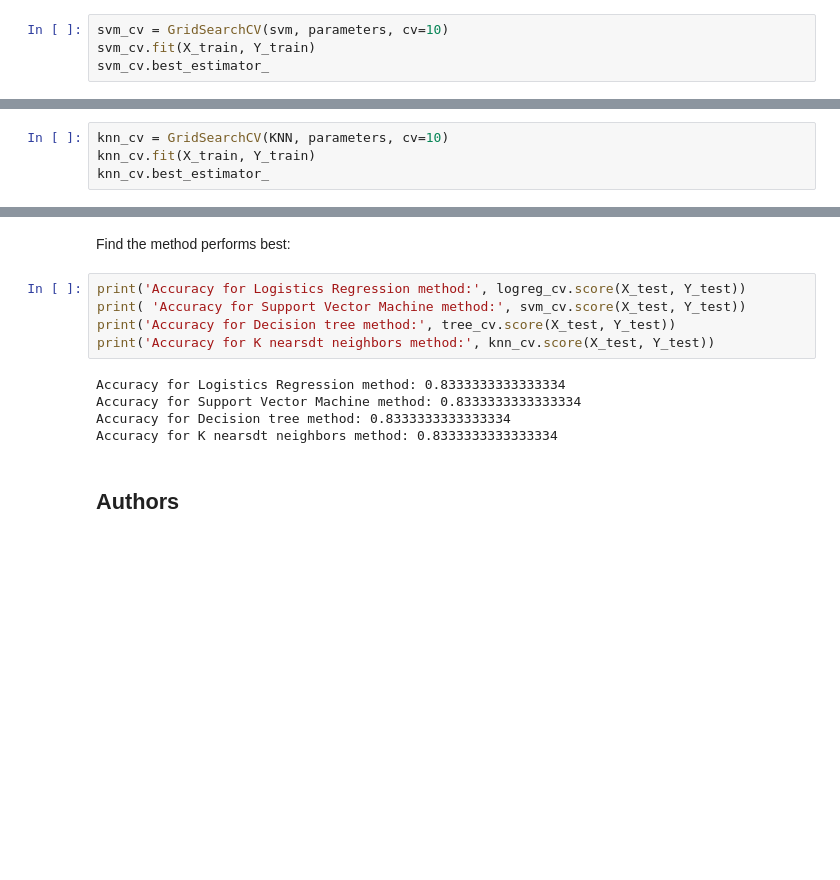
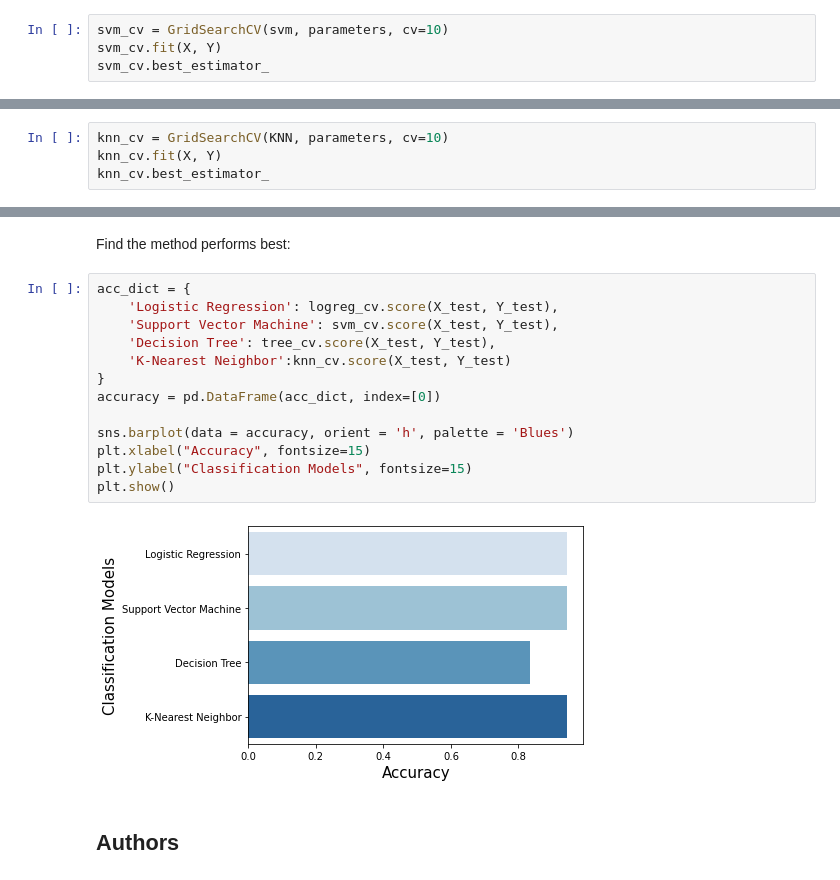
Before and after one commit to aayushigupta99/SpaceY, a Jupyter notebook: Predictive Analysis - Classification.ipynb, the cells around one changed output, grey strips where cells are left out. Cells and saved outputs as stored; diff of their text form; blank space fills up the shorter version.

```diff
--- a/Predictive Analysis - Classification.ipynb
+++ b/Predictive Analysis - Classification.ipynb
@@ -234,7 +248,7 @@ parameters = {'kernel':('linear', 'rbf','poly','rbf', 'sigmoid'),
 svm = SVC()
 # %%
 svm_cv = GridSearchCV(svm, parameters, cv=10)
-svm_cv.fit(X_train, Y_train)
+svm_cv.fit(X, Y)
 svm_cv.best_estimator_
 # %% [output]
 SVC(gamma=0.03162277660168379, kernel='sigmoid')
@@ -313,6 +326,6 @@ parameters = {'n_neighbors': [1, 2, 3, 4, 5, 6, 7, 8, 9, 10],
 KNN = KNeighborsClassifier()
 # %%
 knn_cv = GridSearchCV(KNN, parameters, cv=10)
-knn_cv.fit(X_train, Y_train)
+knn_cv.fit(X, Y)
 knn_cv.best_estimator_
 # %% [output]
@@ -343,15 +356,20 @@ plot_confusion_matrix(Y_test,yhat)
 # %% [markdown]
 Find the method performs best:
 # %%
-print('Accuracy for Logistics Regression method:', logreg_cv.score(X_test, Y_test))
-print( 'Accuracy for Support Vector Machine method:', svm_cv.score(X_test, Y_test))
-print('Accuracy for Decision tree method:', tree_cv.score(X_test, Y_test))
-print('Accuracy for K nearsdt neighbors method:', knn_cv.score(X_test, Y_test))
+acc_dict = {
+    'Logistic Regression': logreg_cv.score(X_test, Y_test),
+    'Support Vector Machine': svm_cv.score(X_test, Y_test),
+    'Decision Tree': tree_cv.score(X_test, Y_test),
+    'K-Nearest Neighbor':knn_cv.score(X_test, Y_test)
+}
+accuracy = pd.DataFrame(acc_dict, index=[0])
+
+sns.barplot(data = accuracy, orient = 'h', palette = 'Blues')
+plt.xlabel("Accuracy", fontsize=15)
+plt.ylabel("Classification Models", fontsize=15)
+plt.show()
 # %% [output]
-Accuracy for Logistics Regression method: 0.8333333333333334
-Accuracy for Support Vector Machine method: 0.8333333333333334
-Accuracy for Decision tree method: 0.8333333333333334
-Accuracy for K nearsdt neighbors method: 0.8333333333333334
+[figure, added]
 # %% [markdown]
 ## Authors
 # %% [markdown]
```
Also changed, not shown: parts of 19 cells of this notebook, 1 other file.
